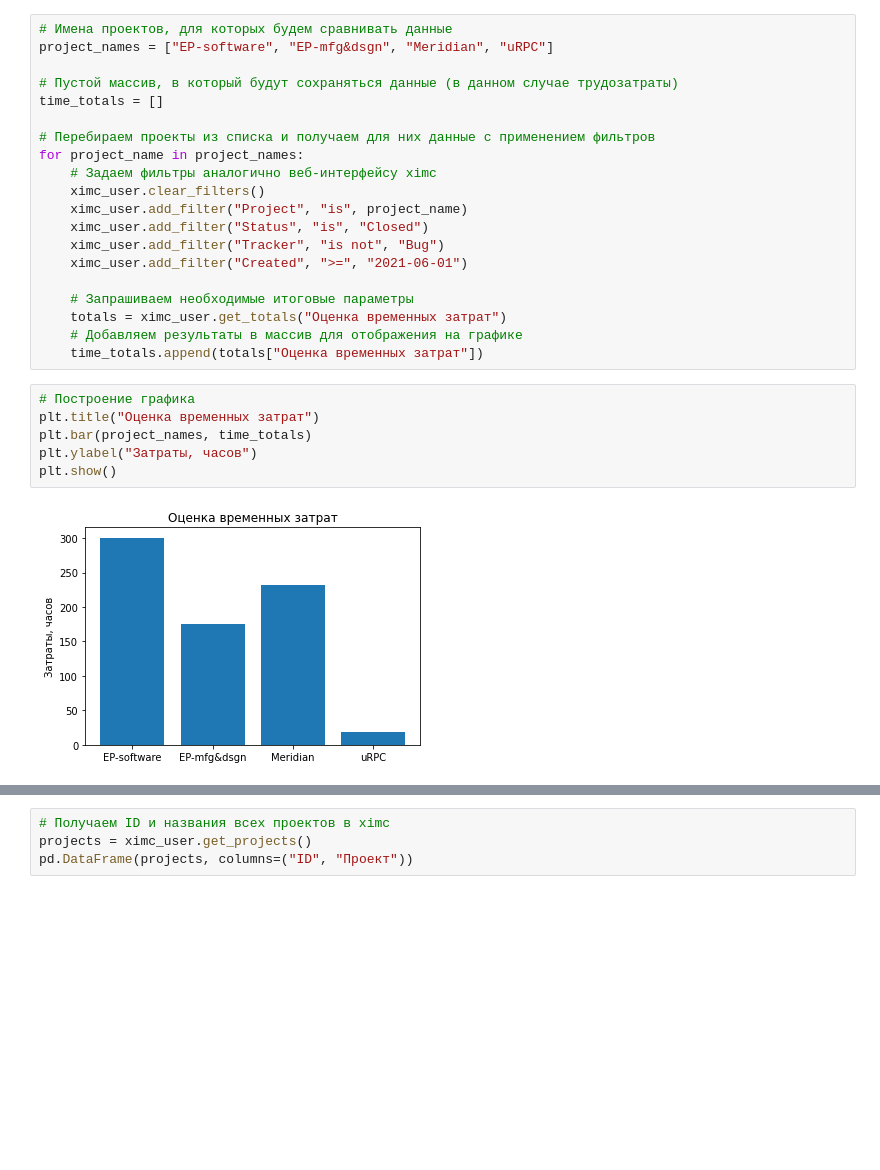
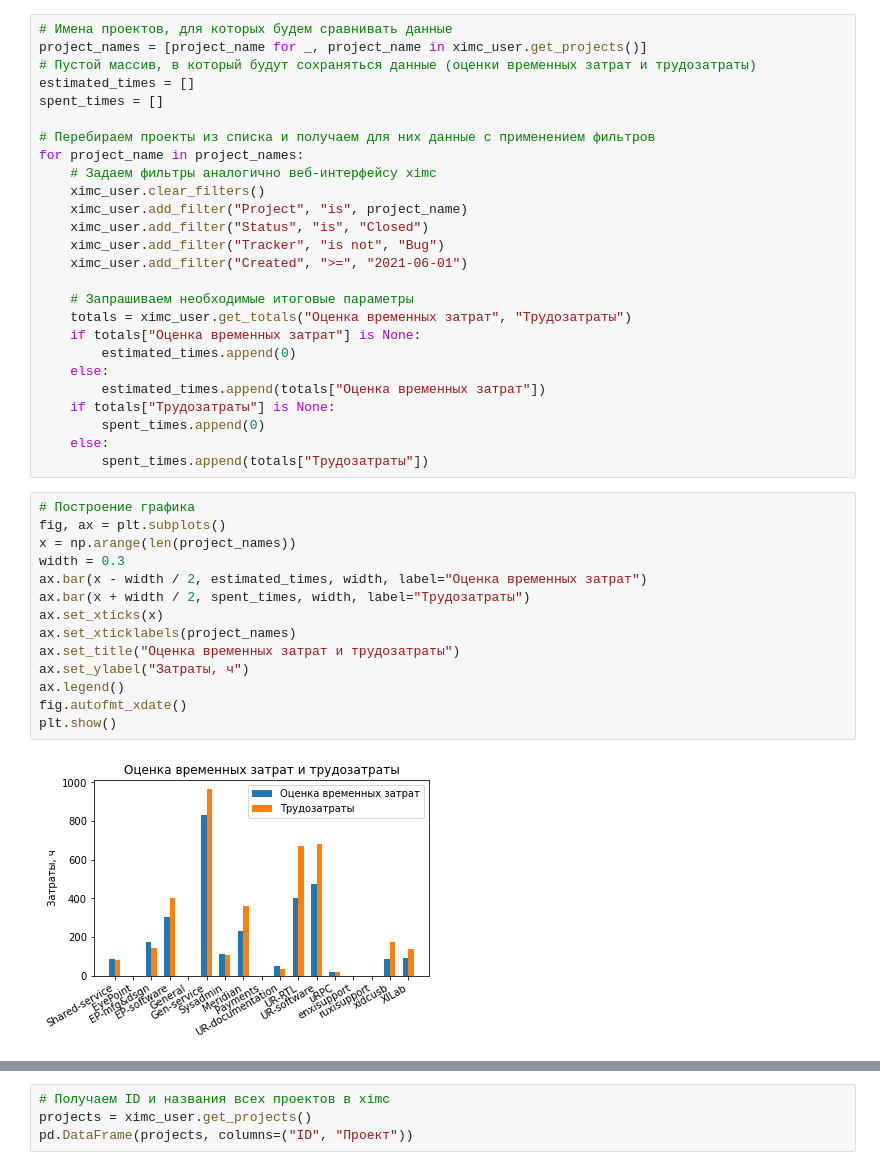
Before and after one commit to timerke/Redmine_statistics, a Jupyter notebook: jupyter_example.ipynb, the cells around one changed output, grey strips where cells are left out. Drawn from its saved outputs; the diff is of its cells as text; blank space fills up the shorter version.

```diff
--- a/jupyter_example.ipynb
+++ b/jupyter_example.ipynb
@@ -87,10 +88,10 @@ Payment cashless: 0.0
 Rate: 500.0
 # %%
 # Имена проектов, для которых будем сравнивать данные
-project_names = ["EP-software", "EP-mfg&dsgn", "Meridian", "uRPC"]
-
-# Пустой массив, в который будут сохраняться данные (в данном случае трудозатраты)
-time_totals = []
+project_names = [project_name for _, project_name in ximc_user.get_projects()]
+# Пустой массив, в который будут сохраняться данные (оценки временных затрат и трудозатраты)
+estimated_times = []
+spent_times = []
 
 # Перебираем проекты из списка и получаем для них данные с применением фильтров
 for project_name in project_names:
@@ -102,16 +103,30 @@ for project_name in project_names:
     ximc_user.add_filter("Created", ">=", "2021-06-01")
 
     # Запрашиваем необходимые итоговые параметры
-    totals = ximc_user.get_totals("Оценка временных затрат")
-    # Добавляем результаты в массив для отображения на графике
-    time_totals.append(totals["Оценка временных затрат"])
+    totals = ximc_user.get_totals("Оценка временных затрат", "Трудозатраты")
+    if totals["Оценка временных затрат"] is None:
+        estimated_times.append(0)
+    else:
+        estimated_times.append(totals["Оценка временных затрат"])
+    if totals["Трудозатраты"] is None:
+        spent_times.append(0)
+    else:
+        spent_times.append(totals["Трудозатраты"])
-# %%
-# Построение графика
-plt.title("Оценка временных затрат")
-plt.bar(project_names, time_totals)
-plt.ylabel("Затраты, часов")
-plt.show()
-# %% [output]
-[figure, removed]
+# %%
+# Построение графика
+fig, ax = plt.subplots()
+x = np.arange(len(project_names))
+width = 0.3
+ax.bar(x - width / 2, estimated_times, width, label="Оценка временных затрат")
+ax.bar(x + width / 2, spent_times, width, label="Трудозатраты")
+ax.set_xticks(x)
+ax.set_xticklabels(project_names)
+ax.set_title("Оценка временных затрат и трудозатраты")
+ax.set_ylabel("Затраты, ч")
+ax.legend()
+fig.autofmt_xdate()
+plt.show()
+# %% [output]
+[figure, added]
 # %%
 # Создание таблицы
```
Also changed, not shown: parts of 2 cells of this notebook, 1 other file.
